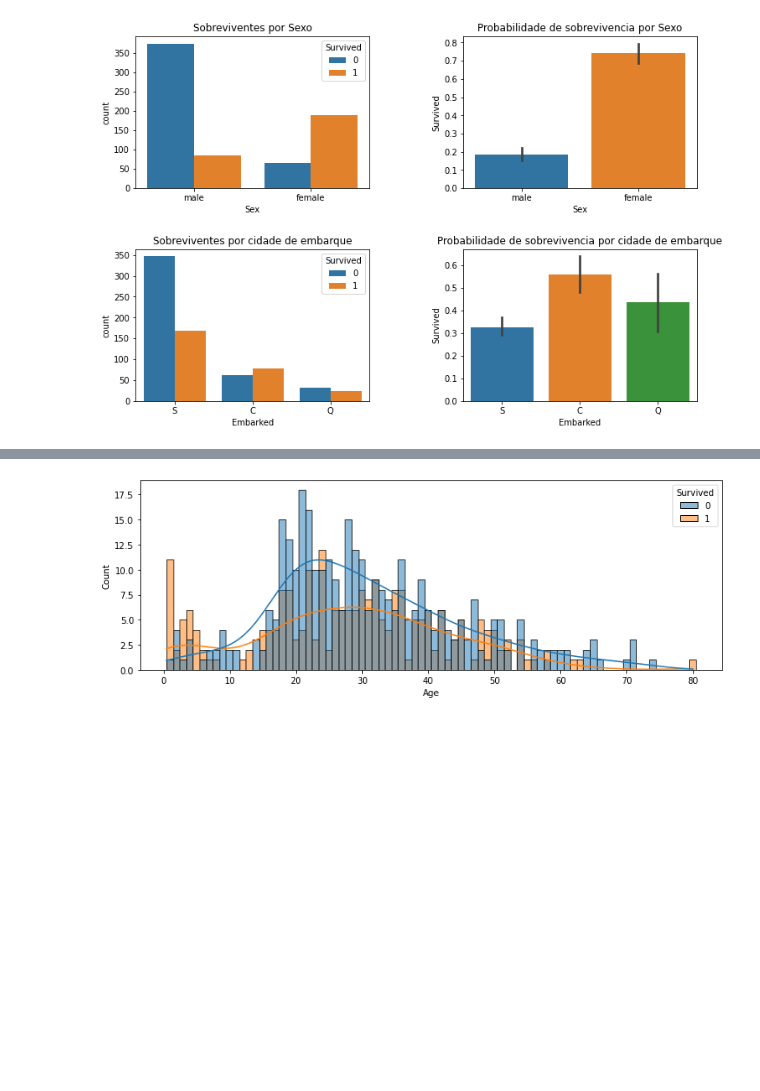
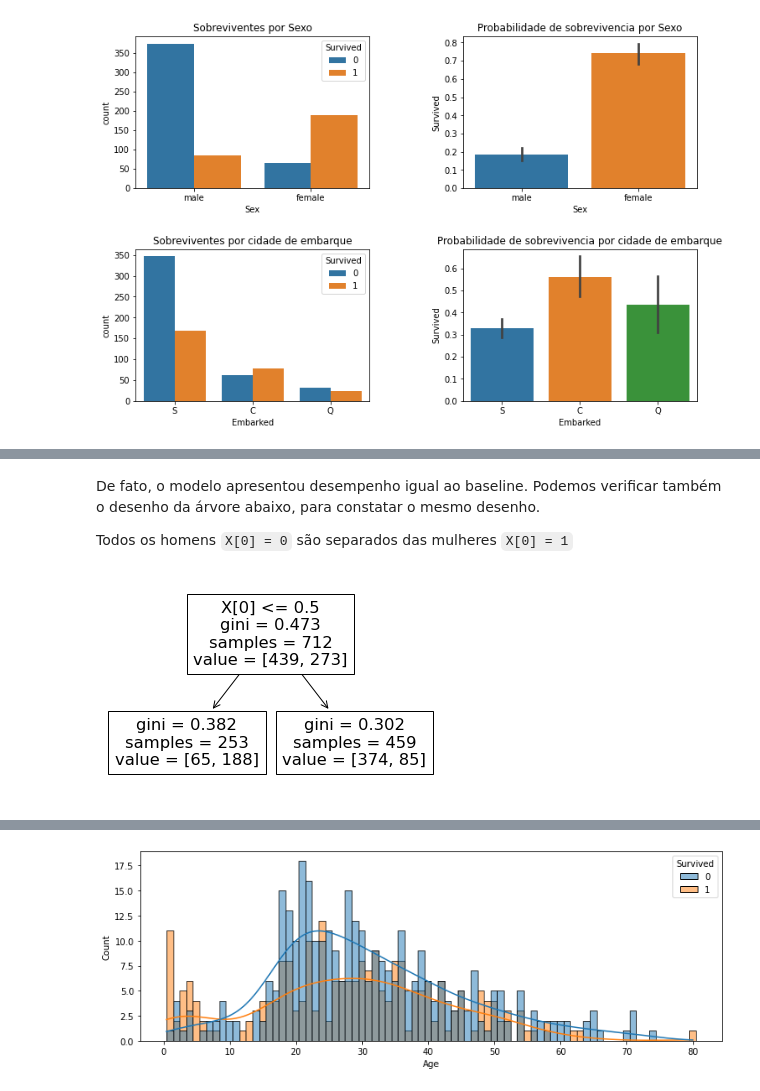
Before and after one commit to vitorquintella/LetsCode-Exercicios, a Jupyter notebook: Arvores_exercício_Titanic_Let's_Code.ipynb, the cells around one changed output, grey strips where cells are left out. Drawn from its saved outputs; the diff is of its cells as text; code cells hidden in the pictures; blank space fills up the shorter version.

```diff
--- a/Arvores_exercício_Titanic_Let's_Code.ipynb
+++ b/Arvores_exercício_Titanic_Let's_Code.ipynb
@@ -14,7 +14,7 @@ raw_train_data = pd.read_csv('https://raw.githubusercontent.com/vitorquintella/L
 # %%
 from sklearn.model_selection import train_test_split
 # Separação de dados treino/validação será anterior ao EDA, para não nos enviesarmos treino com dados de validação
-train_data, validation_data = train_test_split(raw_train_data,
+train_data, val_data = train_test_split(raw_train_data,
                                                train_size=0.80,
                                                random_state=42,
                                                stratify=raw_train_data['Survived'])
@@ -314,0 +242,17 @@ pipe.get_params()
+# %%
+# Separação do target (usando apenas coluna sexo)
+X_train = train_data[['Sex']]
+y_train = train_data['Survived']
+
+X_val = val_data[['Sex']]
+y_val = val_data['Survived']
+# %%
+# Utilizaremos um modelo de árvore com profundidade 1
+modelo = DecisionTreeClassifier(random_state=42,
+                                max_depth=1)
+
+# O pipe organiza nossos dados
+pipe = Pipeline([
+                 ('ordinal', OrdinalEncoder()),
+                 ('model', modelo)
+                 ])
@@ -314,0 +273,10 @@ pipe.get_params()
+# %% [markdown]
+De fato, o modelo apresentou desempenho igual ao baseline.
+Podemos verificar também o desenho da árvore abaixo, para constatar o mesmo desenho.
+
+Todos os homens `X[0] = 0` são separados das mulheres `X[0] = 1`
+# %%
+plot_tree(pipe['model'])
+plt.show()
+# %% [output]
+[figure, added]
```
Also changed, not shown: parts of 57 cells of this notebook.
